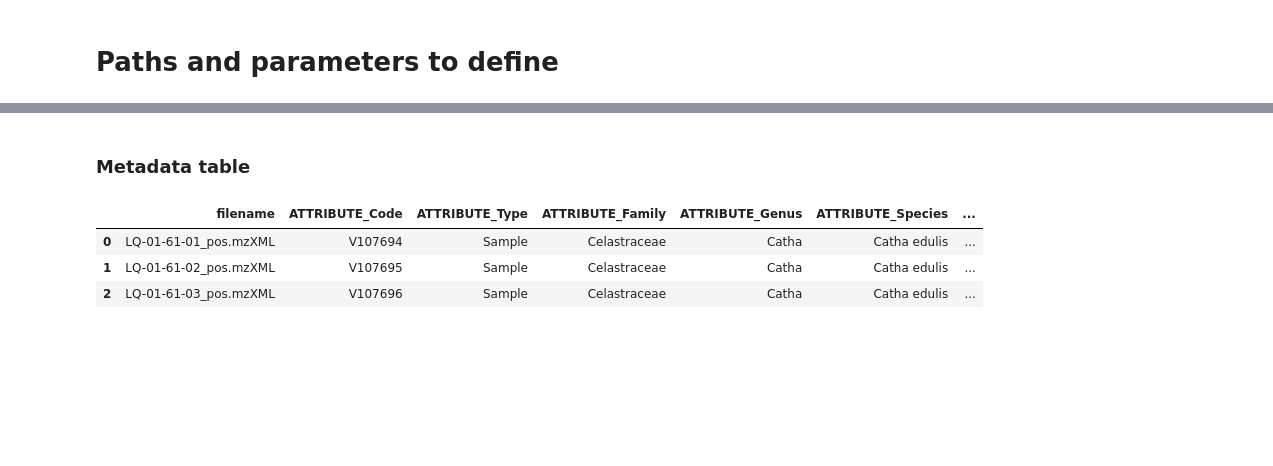
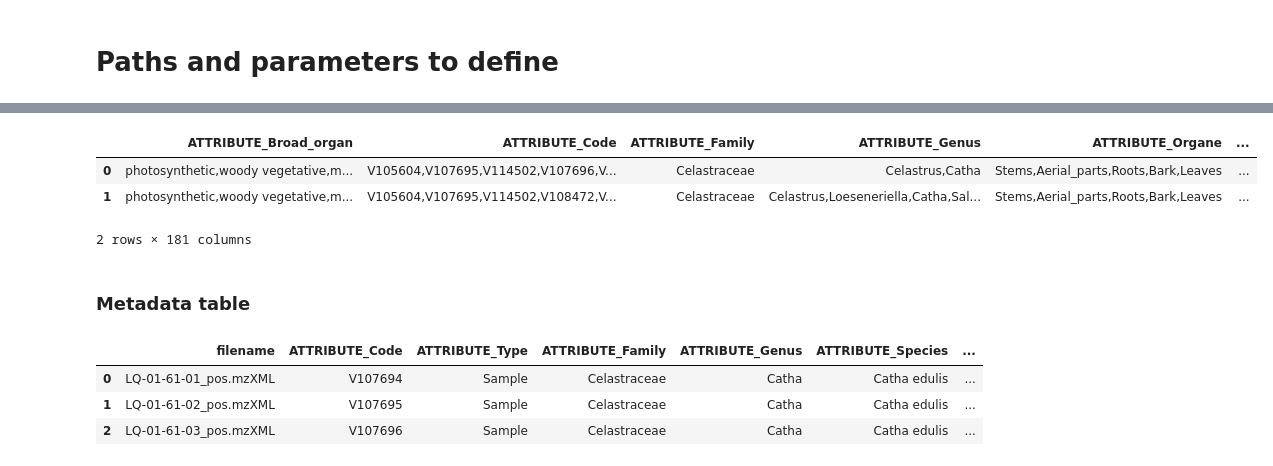
Before and after one commit to luigiquiros/inventa, a Jupyter notebook: notebook/inventa.ipynb, the cells around one changed output, grey strips where cells are left out. Saved outputs shown, nothing was run; the diff lists cells and outputs as text; code cells hidden in the pictures; blank space fills up the shorter version.

```diff
--- a/notebook/inventa.ipynb
+++ b/notebook/inventa.ipynb
@@ -150,0 +163,8 @@ annot_gnps_df = ca.cleaning_gnps_annotations(GNPS_DB_annotations, GNPS_clusterin
+# %%
+# This is the object for network table
+gnps_download_results.df_network.head(2)
+# %% [output]
+|  | ATTRIBUTE_Broad_organ | ATTRIBUTE_Code | ATTRIBUTE_Family | ATTRIBUTE_Genus | ATTRIBUTE_Organe | ... |
+| 0 | photosynthetic,woody vegetative,m... | V105604,V107695,V114502,V107696,V... | Celastraceae | Celastrus,Catha | Stems,Aerial_parts,Roots,Bark,Leaves | ... |
+| 1 | photosynthetic,woody vegetative,m... | V105604,V107695,V114502,V108472,V... | Celastraceae | Celastrus,Loeseneriella,Catha,Sal... | Stems,Aerial_parts,Roots,Bark,Leaves | ... |
+2 rows × 181 columns
```
Also changed, not shown: parts of 13 cells of this notebook.
